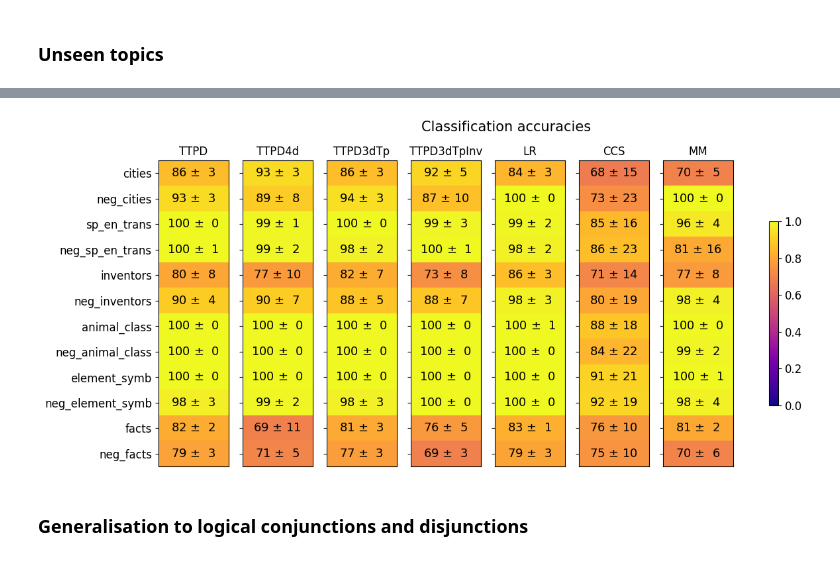
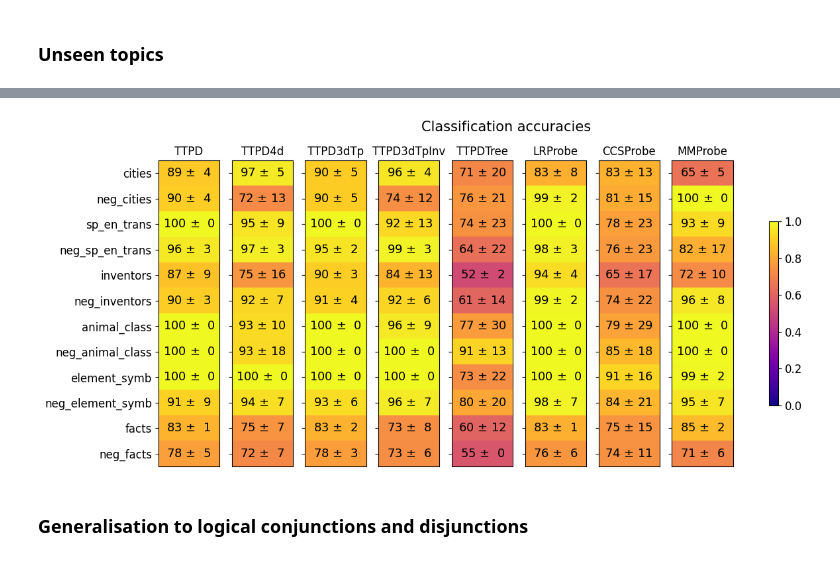
Before and after one commit to flohop/Truth_is_Universal, a Jupyter notebook: lie_detection.ipynb, the cells around one changed output, grey strips where cells are left out. Drawn from its saved outputs; the diff is of its cells as text; code cells hidden in the pictures.

```diff
--- a/lie_detection.ipynb
+++ b/lie_detection.ipynb
@@ -29,9 +29,11 @@ train_set_sizes = dataset_sizes(train_sets)
 ### Unseen topics
 # %%
 # compare TTPD, LR and CCS on topic-specific datasets
-probe_types = [TTPD, TTPD4d, TTPD3dTp, TTPD3dTpInv, LRProbe, CCSProbe, MMProbe]
-results = {TTPD3dTp: defaultdict(list), TTPD3dTpInv: defaultdict(list), TTPD4d: defaultdict(list), TTPD: defaultdict(list), LRProbe: defaultdict(list), CCSProbe: defaultdict(list), MMProbe: defaultdict(list)}
+probe_types = [t for (name, t) in ALL_PROBES]
+results = {t: defaultdict(list) for t in probe_types}
 num_iter = 20
+
+TTPD_CLASSES = [v for (k, v) in TTPD_TYPES]
 
 total_iterations = len(probe_types) * num_iter * len(train_sets)
 with tqdm(total=total_iterations, desc="Training and evaluating classifiers") as pbar: # progress bar
@@ -43,17 +45,12 @@ with tqdm(total=total_iterations, desc="Training and evaluating classifiers") as
                 # load training data
                 acts_centered, acts, labels, polarities = collect_training_data(cv_train_sets, train_set_sizes, model_family,
                                                                                 model_size, model_type, layer)
-                if probe_type == TTPD:
-                    probe = TTPD.from_data(acts_centered, acts, labels, polarities)
-                if probe_type == TTPD4d:
-                    probe = TTPD4d.from_data(acts_centered, acts, labels, polarities)
-                if probe_type == TTPD3dTp:
-                    probe = TTPD3dTp.from_data(acts_centered, acts, labels, polarities)
-                if probe_type == TTPD3dTpInv:
-                    probe = TTPD3dTpInv.from_data(acts_centered, acts, labels, polarities)
-                if probe_type == LRProbe:
+
+                if probe_type in TTPD_CLASSES:
+                    probe = probe_type.from_data(acts_centered, acts, labels, polarities)
+                elif probe_type == LRProbe:
                     probe = LRProbe.from_data(acts, labels)
-                if probe_type == CCSProbe:
+                elif probe_type == CCSProbe:
                     acts_affirm = acts[polarities == 1.0]
                     acts_neg = acts[polarities == -1.0]
                     labels_affirm = labels[polarities == 1.0]
@@ -62,7 +59,7 @@ with tqdm(total=total_iterations, desc="Training and evaluating classifiers") as
                     acts_affirm = acts_affirm - mean_affirm
                     acts_neg = acts_neg - mean_neg
                     probe = CCSProbe.from_data(acts_affirm, acts_neg, labels_affirm, device=device).to('cpu')
-                if probe_type == MMProbe:
+                elif probe_type == MMProbe:
                     probe = MMProbe.from_data(acts, labels)
 
                 # evaluate classification accuracy on held out datasets
@@ -96,36 +108,37 @@ IndexError: index 282 is out of bounds for dimension 0 with size 18
 # %%
-probes = [TTPD, TTPD4d, TTPD3dTp, TTPD3dTpInv, LRProbe, CCSProbe, MMProbe]
+probes = [p for (t, p ) in ALL_PROBES]
+titles = [t for (t, p) in ALL_PROBES]
+
 fig, axes = plt.subplots(figsize=(14, 6), ncols=len(probes))
 
-titles = ["TTPD", "TTPD4d", "TTPD3dTp", "TTPD3dTpInv", "LR", "CCS", "MM", ]
 
 for t, (ax, key) in enumerate(zip(axes, probes)):
     grid = [[stat_results[key]['mean'][dataset]] for dataset in train_sets]
     grid_std = [[stat_results[key]['std'][dataset]] for dataset in train_sets]
 
     im = ax.imshow(grid, vmin=0, vmax=1, cmap='plasma', aspect='auto')
 
     for i, row in enumerate(grid):
         for j, val in enumerate(row):
             ax.text(j, i, f'{round(grid[i][j] * 100):2d} $\pm$ {round(grid_std[i][j] * 100):2d}',
                     ha='center', va='center', fontsize=13)
 
     ax.set_yticks(range(len(train_sets)))
     ax.set_xticks([])
     ax.set_title(titles[t], fontsize=12)
 
 # y tick labels only on first subplot
 axes[0].set_yticklabels(train_sets, fontsize=12)
 for ax in axes[1:]:
     ax.set_yticklabels([])
 
 cbar = fig.colorbar(im, ax=axes, shrink=0.6, location="right")
 cbar.ax.tick_params(labelsize=12)
 
 fig.suptitle("Classification accuracies", fontsize=15)
 plt.show()
 # %% [output]
-[figure, old version]
+[figure, new version]
 # %% [markdown]
 ### Generalisation to logical conjunctions and disjunctions
 # %%
```
Also changed, not shown: parts of 10 cells of this notebook, 1 other file.
